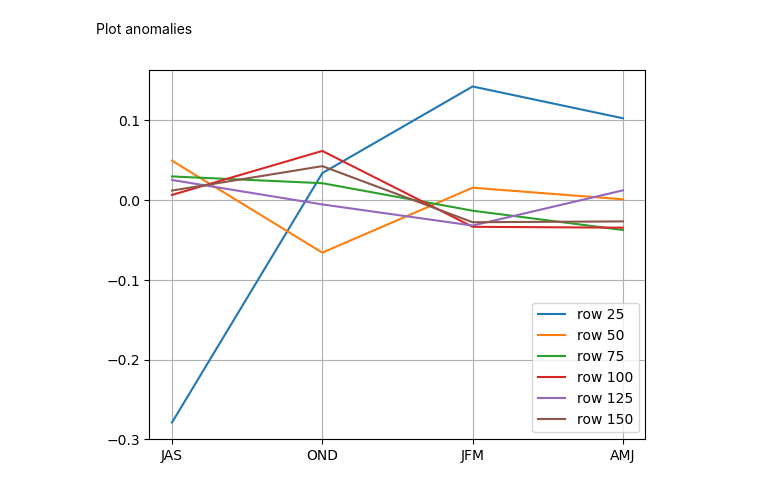
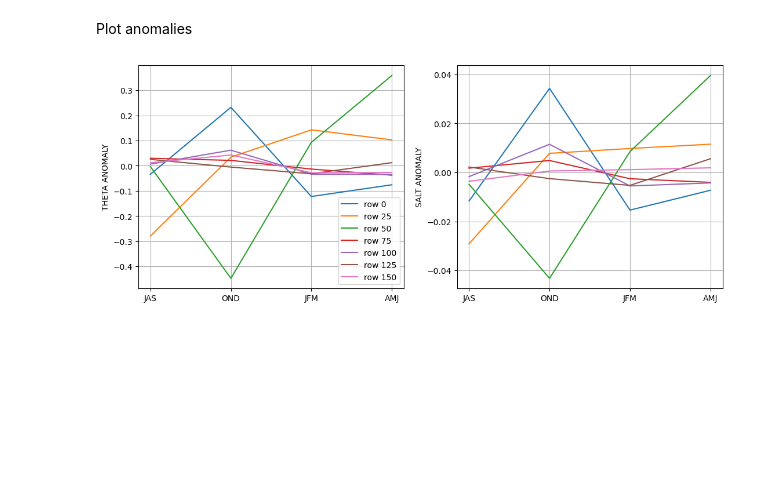
Before and after one commit to mjzahn/OMG_Narwhals_hydrography-manuscript, a Jupyter notebook: 02_analyses-and-plots/ecco_melville/06_plot_AW_timeseries.ipynb, the cells around one changed output. Drawn from its saved outputs; the diff is of its cells as text; code cells hidden in the pictures; blank space fills up the shorter version.

```diff
--- a/02_analyses-and-plots/ecco_melville/06_plot_AW_timeseries.ipynb
+++ b/02_analyses-and-plots/ecco_melville/06_plot_AW_timeseries.ipynb
@@ -34,7 +34,7 @@ Extract boxes we want
 ## isolate AW box in each row
 theta_row000_AW = theta_row000.sel(depth=slice(200,320)).isel(cols=slice(190,230))
 theta_row025_AW = theta_row025.sel(depth=slice(275,400)).isel(cols=slice(160,210))
-theta_row050_AW = theta_row050.sel(depth=slice(275,400)).isel(cols=slice(175,210))
+theta_row050_AW = theta_row050.sel(depth=slice(300,450)).isel(cols=slice(145,160))
 theta_row075_AW = theta_row075.sel(depth=slice(275,425)).isel(cols=slice(150,190))
 theta_row100_AW = theta_row100.sel(depth=slice(300,450)).isel(cols=slice(125,160))
 theta_row125_AW = theta_row125.sel(depth=slice(300,425)).isel(cols=slice(120,145))
@@ -42,7 +42,7 @@ theta_row150_AW = theta_row150.sel(depth=slice(275,400)).isel(cols=slice(125,155
 
 salt_row000_AW = salt_row000.sel(depth=slice(200,320)).isel(cols=slice(190,230))
 salt_row025_AW = salt_row025.sel(depth=slice(275,400)).isel(cols=slice(160,210))
-salt_row050_AW = salt_row050.sel(depth=slice(275,400)).isel(cols=slice(175,210))
+salt_row050_AW = salt_row050.sel(depth=slice(300,450)).isel(cols=slice(145,160))
 salt_row075_AW = salt_row075.sel(depth=slice(275,425)).isel(cols=slice(150,190))
 salt_row100_AW = salt_row100.sel(depth=slice(300,450)).isel(cols=slice(125,160))
 salt_row125_AW = salt_row125.sel(depth=slice(300,425)).isel(cols=slice(120,145))
@@ -317,15 +312,31 @@ plt.grid();
 # %% [markdown]
 Plot anomalies
 # %%
-plt.plot([1,2,3,4],(theta_row000_season-theta_row000_season.mean()).sel(season=['JAS','OND','JFM','AMJ']), label='row 0')
-plt.plot([1,2,3,4],(theta_row025_season-theta_row025_season.mean()).sel(season=['JAS','OND','JFM','AMJ']), label='row 25')
-plt.plot([1,2,3,4],(theta_row050_season-theta_row050_season.mean()).sel(season=['JAS','OND','JFM','AMJ']), label='row 50')
-plt.plot([1,2,3,4],(theta_row075_season-theta_row075_season.mean()).sel(season=['JAS','OND','JFM','AMJ']), label='row 75')
-plt.plot([1,2,3,4],(theta_row100_season-theta_row100_season.mean()).sel(season=['JAS','OND','JFM','AMJ']), label='row 100')
-plt.plot([1,2,3,4],(theta_row125_season-theta_row125_season.mean()).sel(season=['JAS','OND','JFM','AMJ']), label='row 125')
-plt.plot([1,2,3,4],(theta_row150_season-theta_row150_season.mean()).sel(season=['JAS','OND','JFM','AMJ']), label='row 150')
-plt.legend(loc='lower right')
-plt.xticks(ticks=[1,2,3,4],labels=['JAS','OND','JFM','AMJ']);
-plt.grid();
+fig, (ax1,ax2) = plt.subplots(1,2,figsize=[13,5])
+
+ax1.plot([1,2,3,4],(theta_row000_season-theta_row000_season.mean()).sel(season=['JAS','OND','JFM','AMJ']), label='row 0')
+ax1.plot([1,2,3,4],(theta_row025_season-theta_row025_season.mean()).sel(season=['JAS','OND','JFM','AMJ']), label='row 25')
+ax1.plot([1,2,3,4],(theta_row050_season-theta_row050_season.mean()).sel(season=['JAS','OND','JFM','AMJ']), label='row 50')
+ax1.plot([1,2,3,4],(theta_row075_season-theta_row075_season.mean()).sel(season=['JAS','OND','JFM','AMJ']), label='row 75')
+ax1.plot([1,2,3,4],(theta_row100_season-theta_row100_season.mean()).sel(season=['JAS','OND','JFM','AMJ']), label='row 100')
+ax1.plot([1,2,3,4],(theta_row125_season-theta_row125_season.mean()).sel(season=['JAS','OND','JFM','AMJ']), label='row 125')
+ax1.plot([1,2,3,4],(theta_row150_season-theta_row150_season.mean()).sel(season=['JAS','OND','JFM','AMJ']), label='row 150')
+ax1.legend(loc='lower right')
+ax1.set_xticks(ticks=[1,2,3,4],labels=['JAS','OND','JFM','AMJ']);
+ax1.grid();
+
+ax2.plot([1,2,3,4],(salt_row000_season-salt_row000_season.mean()).sel(season=['JAS','OND','JFM','AMJ']), label='row 0')
+ax2.plot([1,2,3,4],(salt_row025_season-salt_row025_season.mean()).sel(season=['JAS','OND','JFM','AMJ']), label='row 25')
+ax2.plot([1,2,3,4],(salt_row050_season-salt_row050_season.mean()).sel(season=['JAS','OND','JFM','AMJ']), label='row 50')
+ax2.plot([1,2,3,4],(salt_row075_season-salt_row075_season.mean()).sel(season=['JAS','OND','JFM','AMJ']), label='row 75')
+ax2.plot([1,2,3,4],(salt_row100_season-salt_row100_season.mean()).sel(season=['JAS','OND','JFM','AMJ']), label='row 100')
+ax2.plot([1,2,3,4],(salt_row125_season-salt_row125_season.mean()).sel(season=['JAS','OND','JFM','AMJ']), label='row 125')
+ax2.plot([1,2,3,4],(salt_row150_season-salt_row150_season.mean()).sel(season=['JAS','OND','JFM','AMJ']), label='row 150')
+# ax2.legend(loc='lower right')
+ax2.set_xticks(ticks=[1,2,3,4],labels=['JAS','OND','JFM','AMJ']);
+ax2.grid();
+
+ax1.set_ylabel("THETA ANOMALY")
+ax2.set_ylabel("SALT ANOMALY");
 # %% [output]
-[figure, old version]
+[figure, new version]
```
Also changed, not shown: parts of 10 cells of this notebook, 18 other files.
